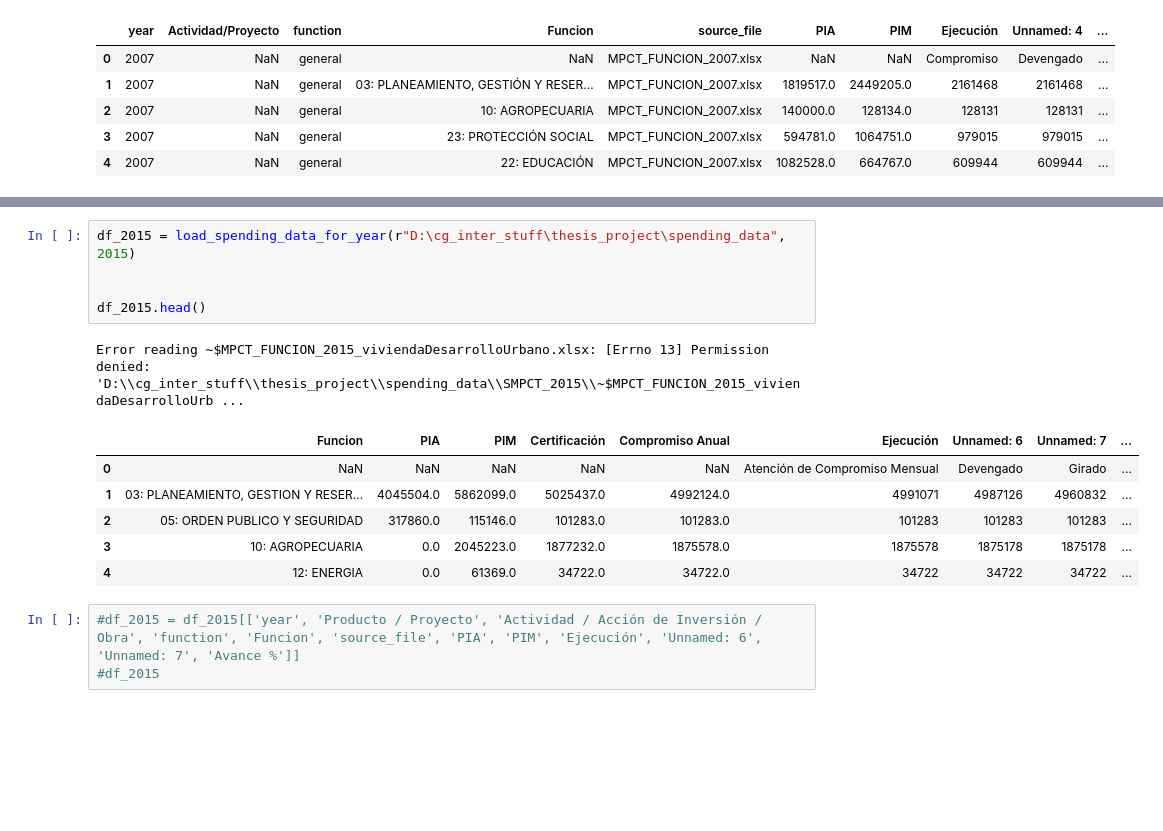
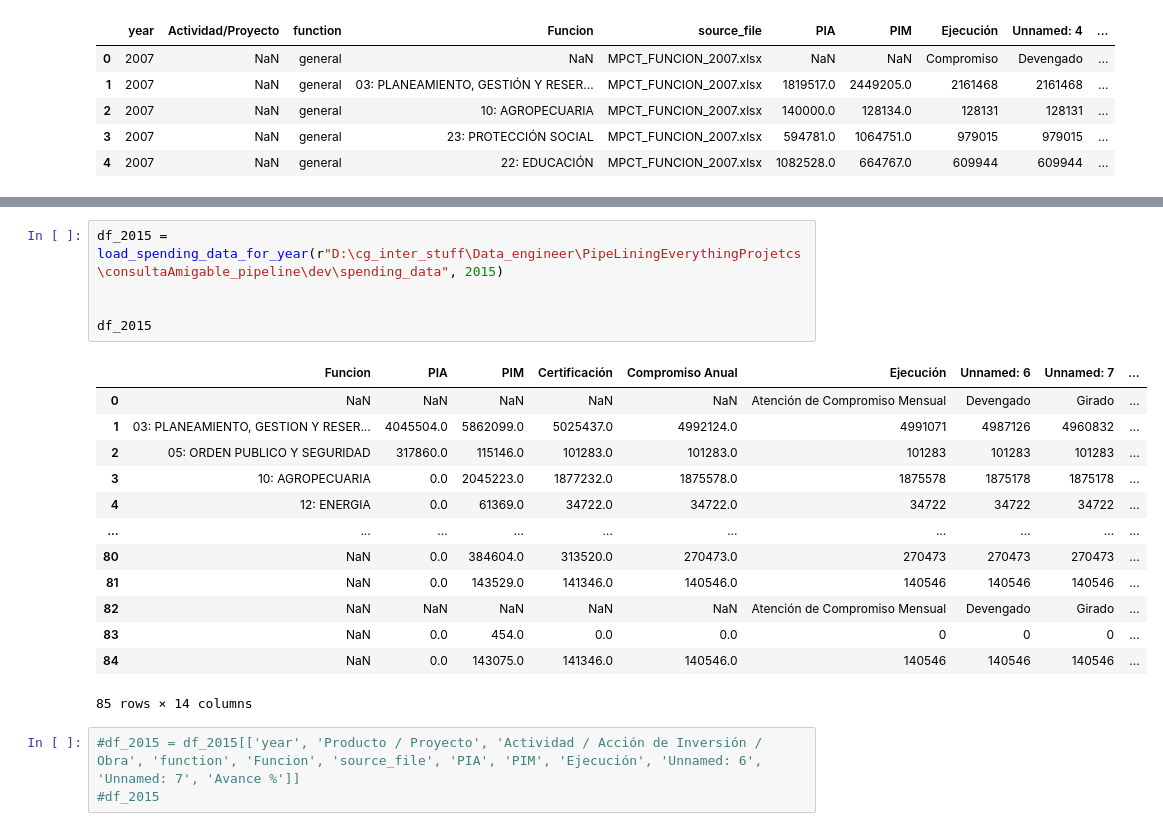
Before and after one commit to M21x1/PipeLiningEverythingProjetcs, a Jupyter notebook: consultaAmigable_pipeline/writeUp_mef/exploring_data_writeup.ipynb, the cells around one changed output, grey strips where cells are left out. Cells and saved outputs as stored; diff of their text form; blank space fills up the shorter version.

```diff
--- a/consultaAmigable_pipeline/writeUp_mef/exploring_data_writeup.ipynb
+++ b/consultaAmigable_pipeline/writeUp_mef/exploring_data_writeup.ipynb
@@ -98,16 +151,22 @@ df_2007.head()
 # %%
-df_2015 = load_spending_data_for_year(r"D:\cg_inter_stuff\thesis_project\spending_data", 2015)
+df_2015 = load_spending_data_for_year(r"D:\cg_inter_stuff\Data_engineer\PipeLiningEverythingProjetcs\consultaAmigable_pipeline\dev\spending_data", 2015)
 
 
-df_2015.head()
+df_2015
 # %% [output]
+|  | Funcion | PIA | PIM | Certificación | Compromiso Anual | Ejecución | Unnamed: 6 | Unnamed: 7 | ... |
+| 0 | NaN | NaN | NaN | NaN | NaN | Atención de Compromiso Mensual | Devengado | Girado | ... |
+| 1 | 03: PLANEAMIENTO, GESTION Y RESER... | 4045504.0 | 5862099.0 | 5025437.0 | 4992124.0 | 4991071 | 4987126 | 4960832 | ... |
+| 2 | 05: ORDEN PUBLICO Y SEGURIDAD | 317860.0 | 115146.0 | 101283.0 | 101283.0 | 101283 | 101283 | 101283 | ... |
+| 3 | 10: AGROPECUARIA | 0.0 | 2045223.0 | 1877232.0 | 1875578.0 | 1875578 | 1875178 | 1875178 | ... |
+| 4 | 12: ENERGIA | 0.0 | 61369.0 | 34722.0 | 34722.0 | 34722 | 34722 | 34722 | ... |
+| ... | ... | ... | ... | ... | ... | ... | ... | ... | ... |
+| 80 | NaN | 0.0 | 384604.0 | 313520.0 | 270473.0 | 270473 | 270473 | 270473 | ... |
+| 81 | NaN | 0.0 | 143529.0 | 141346.0 | 140546.0 | 140546 | 140546 | 140546 | ... |
+| 82 | NaN | NaN | NaN | NaN | NaN | Atención de Compromiso Mensual | Devengado | Girado | ... |
+| 83 | NaN | 0.0 | 454.0 | 0.0 | 0.0 | 0 | 0 | 0 | ... |
+| 84 | NaN | 0.0 | 143075.0 | 141346.0 | 140546.0 | 140546 | 140546 | 140546 | ... |
-Error reading ~$MPCT_FUNCION_2015_viviendaDesarrolloUrbano.xlsx: [Errno 13] Permission denied: 'D:\\cg_inter_stuff\\thesis_project\\spending_data\\SMPCT_2015\\~$MPCT_FUNCION_2015_viviendaDesarrolloUrb ...
+85 rows × 14 columns
-|  | Funcion | PIA | PIM | Certificación | Compromiso Anual | Ejecución | Unnamed: 6 | Unnamed: 7 | ... |
-| 0 | NaN | NaN | NaN | NaN | NaN | Atención de Compromiso Mensual | Devengado | Girado | ... |
-| 1 | 03: PLANEAMIENTO, GESTION Y RESER... | 4045504.0 | 5862099.0 | 5025437.0 | 4992124.0 | 4991071 | 4987126 | 4960832 | ... |
-| 2 | 05: ORDEN PUBLICO Y SEGURIDAD | 317860.0 | 115146.0 | 101283.0 | 101283.0 | 101283 | 101283 | 101283 | ... |
-| 3 | 10: AGROPECUARIA | 0.0 | 2045223.0 | 1877232.0 | 1875578.0 | 1875578 | 1875178 | 1875178 | ... |
-| 4 | 12: ENERGIA | 0.0 | 61369.0 | 34722.0 | 34722.0 | 34722 | 34722 | 34722 | ... |
 # %%
 #df_2015 = df_2015[['year', 'Producto / Proyecto', 'Actividad / Acción de Inversión / Obra', 'function', 'Funcion', 'source_file', 'PIA', 'PIM', 'Ejecución', 'Unnamed: 6', 'Unnamed: 7', 'Avance %']]
 #df_2015
```
Also changed, not shown: parts of 6 cells of this notebook.
